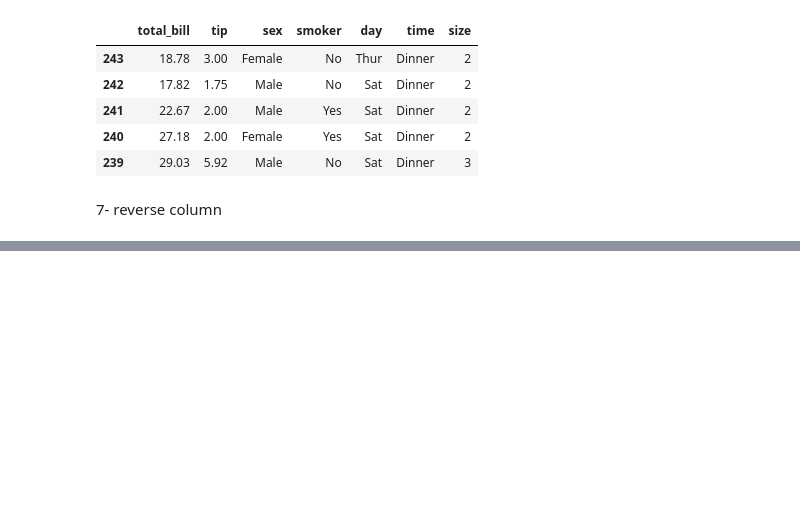
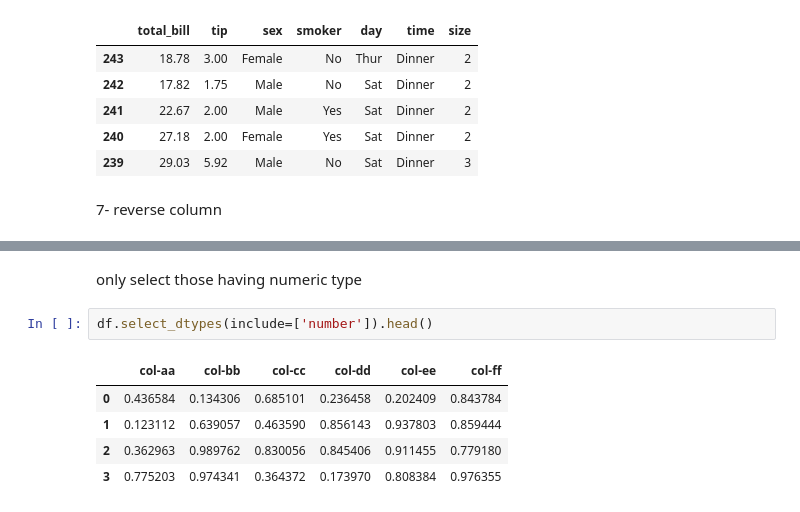
Before and after one commit to qasim697/python_ka_chilla, a Jupyter notebook: DAY_8/tipsandtricks.ipynb, the cells around one changed output, grey strips where cells are left out. Cells and saved outputs as stored; diff of their text form; blank space fills up the shorter version.

```diff
--- a/DAY_8/tipsandtricks.ipynb
+++ b/DAY_8/tipsandtricks.ipynb
@@ -206,0 +218,10 @@ df.loc[:,::-1]
+# %% [markdown]
+only select those having numeric type
+# %%
+df.select_dtypes(include=['number']).head()
+# %% [output]
+|  | col-aa | col-bb | col-cc | col-dd | col-ee | col-ff |
+| 0 | 0.436584 | 0.134306 | 0.685101 | 0.236458 | 0.202409 | 0.843784 |
+| 1 | 0.123112 | 0.639057 | 0.463590 | 0.856143 | 0.937803 | 0.859444 |
+| 2 | 0.362963 | 0.989762 | 0.830056 | 0.845406 | 0.911455 | 0.779180 |
+| 3 | 0.775203 | 0.974341 | 0.364372 | 0.173970 | 0.808384 | 0.976355 |
```
Also changed, not shown: parts of 15 cells of this notebook, 1 other file.
